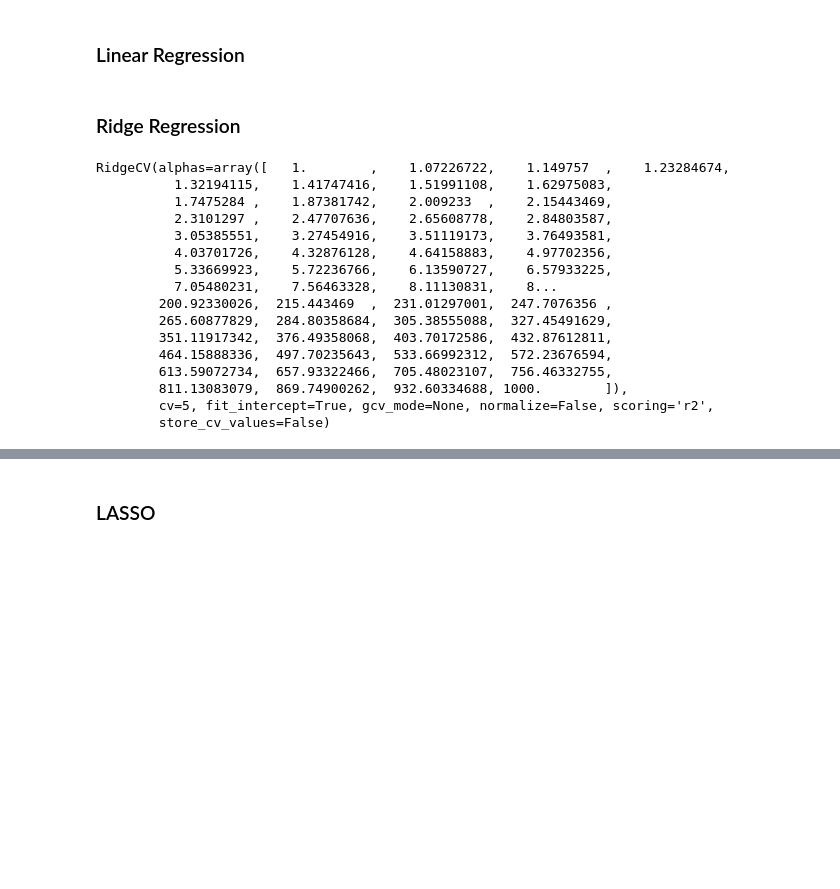
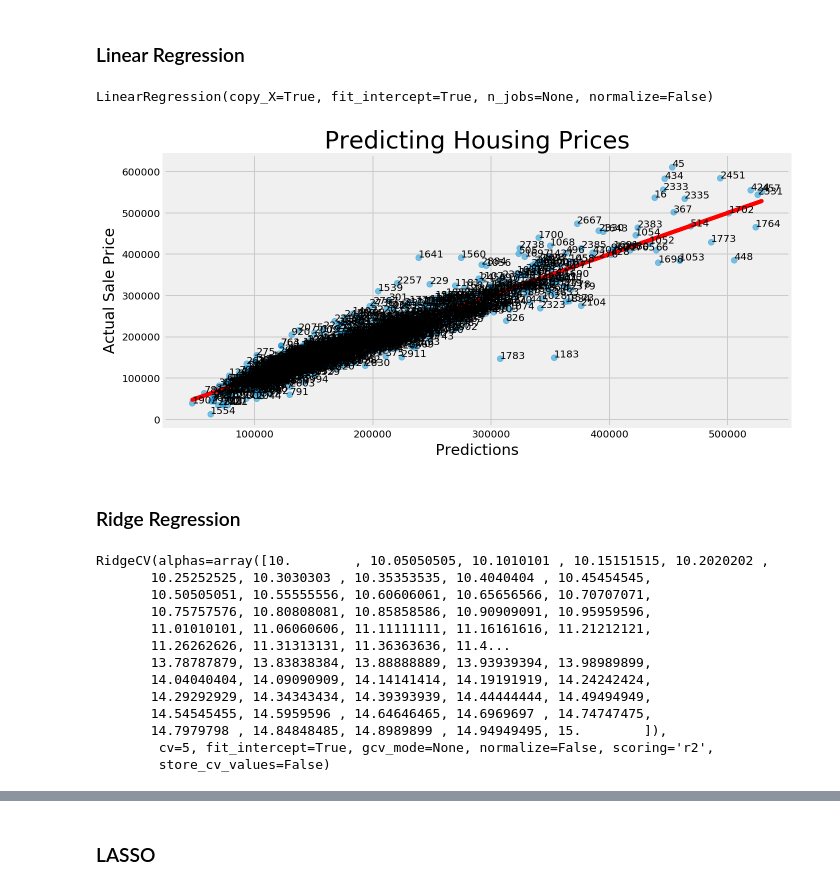
Before and after one commit to LexLau/Estimating_Housing_Sale_Prices_in_Ames, a Jupyter notebook: Ames Testing.ipynb, the cells around one changed output, grey strips where cells are left out. Drawn from its saved outputs; the diff is of its cells as text; code cells hidden in the pictures; blank space fills up the shorter version.

```diff
--- a/Ames Testing.ipynb
+++ b/Ames Testing.ipynb
@@ -434,6 +529,9 @@ memory usage: 3.5 MB
 # %%
 # Dropping remaining outliers FOR TESTING.
-df_train.drop([434, 1183, 1783, 2333], inplace = True)
+# df_train.drop([434, 1183, 1783, 2333], inplace = True)
+
+# Ridge
+# df_train.drop([1183, 1783, 1641, 45], inplace = True)
 
 # other ones [1560, 1697, 1700, 45, 2257]
 
@@ -460,27 +585,33 @@ y_test_log = np.log(y_test)
 # %% [markdown]
 ### Linear Regression
 # %%
-# # Reminder of Linear
-# lr = LinearRegression()
-# lr.fit(Z_train, y_train) # or y_train_log
+# Linear Regression
+lr = LinearRegression()
+lr.fit(Z_train, y_train_log) # or y_train_log
+# %% [output]
+LinearRegression(copy_X=True, fit_intercept=True, n_jobs=None, normalize=False)
 # %%
-# # predicting values for linear regression
-# y_hat_lr_train = lr.predict(Z_train) # or y_hat_lr_train_log
-# y_hat_lr_test = lr.predict(Z_test) # or y_hat_lr_test_log
+# predicting values for linear regression
+y_hat_lr_train = lr.predict(Z_train) # or y_hat_lr_train_log
+y_hat_lr_test = lr.predict(Z_test) # or y_hat_lr_test_log
 # %%
-# # need to test
-# preds_lr_train = np.exp(y_hat_lr_train_log)
-# preds_lr_test = np.exp(y_hat_lr_test_log)
+# need to test
+preds_lr_train = np.exp(y_hat_lr_train)
+preds_lr_test = np.exp(y_hat_lr_test)
 # %%
 # # this is the 5 fold cross val score
 # cross_val_score(lr, X_train, y_train, cv=5).mean()
+# %%
+plot_predictions(preds_lr_train)
+# %% [output]
+[figure, added]
 # %% [markdown]
 ### Ridge Regression ###
 # %%
 # Set up a list of ridge alphas to check.
 # Generates 100 values equally between 0 and 5,
 # then converts them to alphas between 10^0 and 10^5.
-ridge_alphas = np.logspace(0, 3, 100)
+ridge_alphas = np.linspace(10, 15, 100)
 
 # Cross-validate over our list of ridge alphas.
 ridge_cv = RidgeCV(
@@ -491,20 +622,17 @@ ridge_cv = RidgeCV(
 # Fit model using best ridge alpha!
 ridge_cv.fit(Z_train, y_train_log) # or y_train log
 # %% [output]
-RidgeCV(alphas=array([   1.        ,    1.07226722,    1.149757  ,    1.23284674,
-          1.32194115,    1.41747416,    1.51991108,    1.62975083,
-          1.7475284 ,    1.87381742,    2.009233  ,    2.15443469,
-          2.3101297 ,    2.47707636,    2.65608778,    2.84803587,
-          3.05385551,    3.27454916,    3.51119173,    3.76493581,
-          4.03701726,    4.32876128,    4.64158883,    4.97702356,
-          5.33669923,    5.72236766,    6.13590727,    6.57933225,
-          7.05480231,    7.56463328,    8.11130831,    8...
-        200.92330026,  215.443469  ,  231.01297001,  247.7076356 ,
-        265.60877829,  284.80358684,  305.38555088,  327.45491629,
-        351.11917342,  376.49358068,  403.70172586,  432.87612811,
-        464.15888336,  497.70235643,  533.66992312,  572.23676594,
-        613.59072734,  657.93322466,  705.48023107,  756.46332755,
-        811.13083079,  869.74900262,  932.60334688, 1000.        ]),
+RidgeCV(alphas=array([10.        , 10.05050505, 10.1010101 , 10.15151515, 10.2020202 ,
+       10.25252525, 10.3030303 , 10.35353535, 10.4040404 , 10.45454545,
+       10.50505051, 10.55555556, 10.60606061, 10.65656566, 10.70707071,
+       10.75757576, 10.80808081, 10.85858586, 10.90909091, 10.95959596,
+       11.01010101, 11.06060606, 11.11111111, 11.16161616, 11.21212121,
+       11.26262626, 11.31313131, 11.36363636, 11.4...
+       13.78787879, 13.83838384, 13.88888889, 13.93939394, 13.98989899,
+       14.04040404, 14.09090909, 14.14141414, 14.19191919, 14.24242424,
+       14.29292929, 14.34343434, 14.39393939, 14.44444444, 14.49494949,
+       14.54545455, 14.5959596 , 14.64646465, 14.6969697 , 14.74747475,
+       14.7979798 , 14.84848485, 14.8989899 , 14.94949495, 15.        ]),
         cv=5, fit_intercept=True, gcv_mode=None, normalize=False, scoring='r2',
         store_cv_values=False)
 # %%
```
Also changed, not shown: parts of 48 cells of this notebook.
